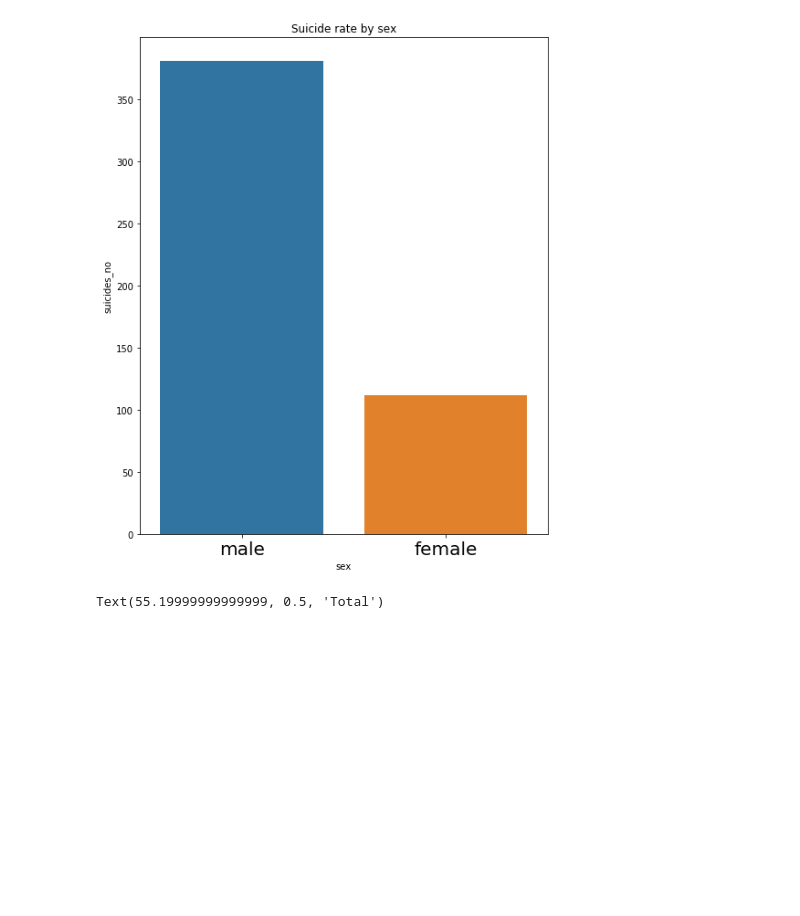
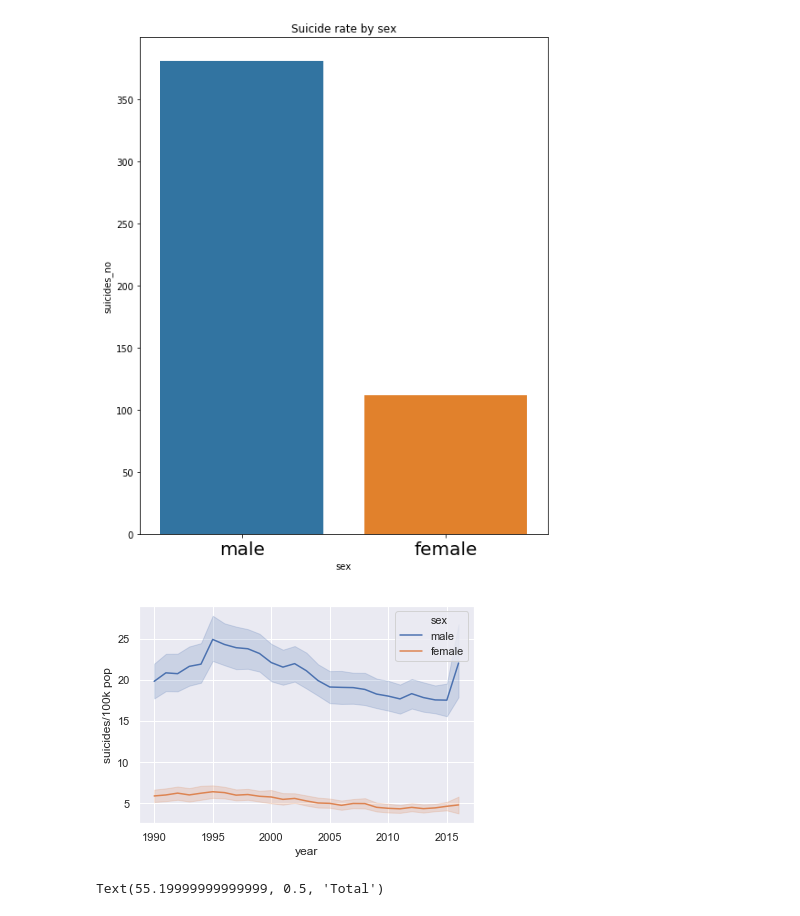
Before and after one commit to ndanni/Suicide_analysis, a Jupyter notebook: project/ndane_capstone_project.ipynb, the cells around one changed output. Saved outputs shown, nothing was run; the diff lists cells and outputs as text; code cells hidden in the pictures; blank space fills up the shorter version.

```diff
--- a/project/ndane_capstone_project.ipynb
+++ b/project/ndane_capstone_project.ipynb
@@ -354,6 +363,10 @@ visual.set_ylabel('Suicide rate', {'fontsize': 50})
 # %% [output]
 Text(55.19999999999999, 0.5, 'Suicide rate')
 [figure]
+# %%
+visual5 = sns.lineplot(x= 'year',y= 'suicides/100k pop', hue = 'sex', data = suicide_rates)
+# %% [output]
+[figure, added]
 # %%
 #to view suicde rate by age and sex
 plt.figure(figsize=(20,10))
```
Also changed, not shown: parts of 8 cells of this notebook, 1 other file.
